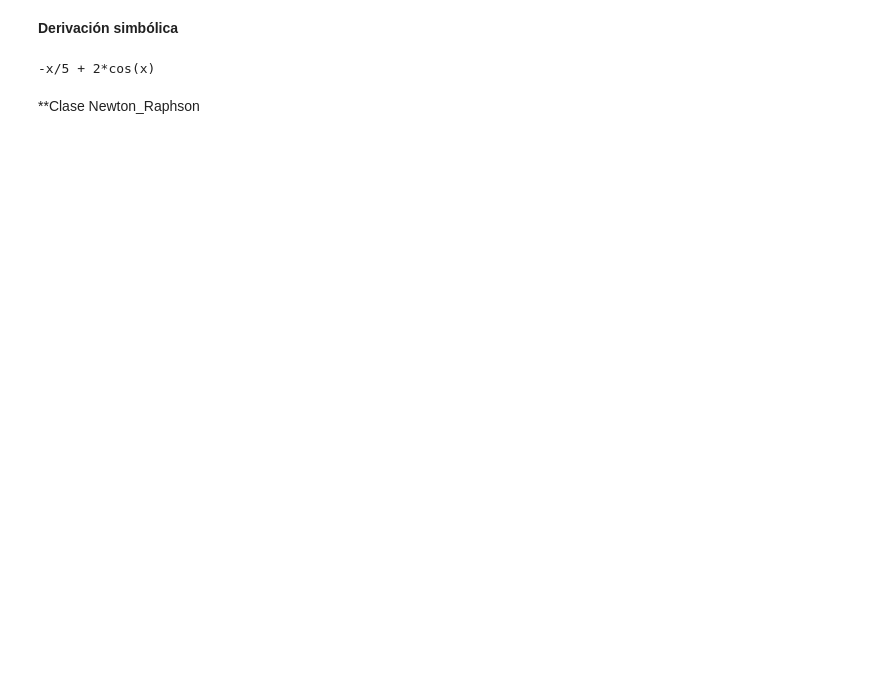
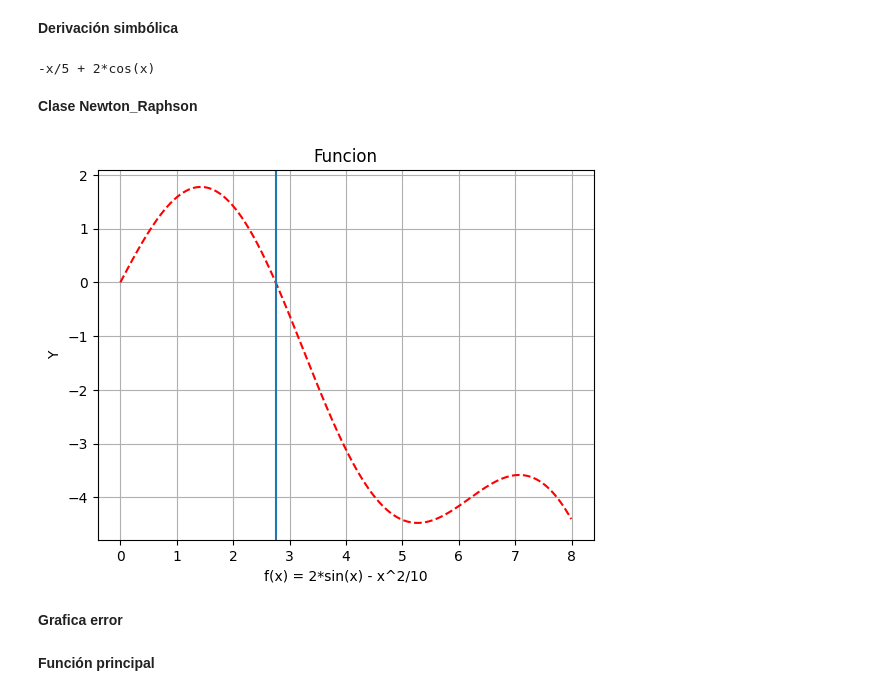
Before and after one commit to soyudea/Optimizacion, a Jupyter notebook: NewtonRaphson.ipynb, the cells around one changed output. Saved outputs shown, nothing was run; the diff lists cells and outputs as text; code cells hidden in the pictures; blank space fills up the shorter version.

```diff
--- a/NewtonRaphson.ipynb
+++ b/NewtonRaphson.ipynb
@@ -51,5 +51,5 @@ print(fprime)
 # %% [output]
 -x/5 + 2*cos(x)
 # %% [markdown]
-**Clase Newton_Raphson
+**Clase Newton_Raphson**
 # %%
@@ -106,0 +109,22 @@ class NewtonRaphson:
+# %%
+xl = 0
+xu = 8
+
+def graf_f():                                    #Grafica la raiz
+  X = list(np.arange(xl, xu, 0.01))
+  Y=[(2*math.sin(x) -(x**2)/10) for x in X]
+
+  plt.title("Funcion")
+  plt.xlabel("f(x) = 2*sin(x) - x^2/10")
+  plt.ylabel("Y")
+  plt.plot(X,Y, "r--")
+  plt.axvline(x= 2.75, ymin=0.0, ymax=30)
+  plt.grid()
+  plt.show()
+graf_f()
+# %% [output]
+[figure, added]
+# %% [markdown]
+**Grafica error**
+# %% [markdown]
+**Función principal**
```
Also changed, not shown: parts of 5 cells of this notebook.
